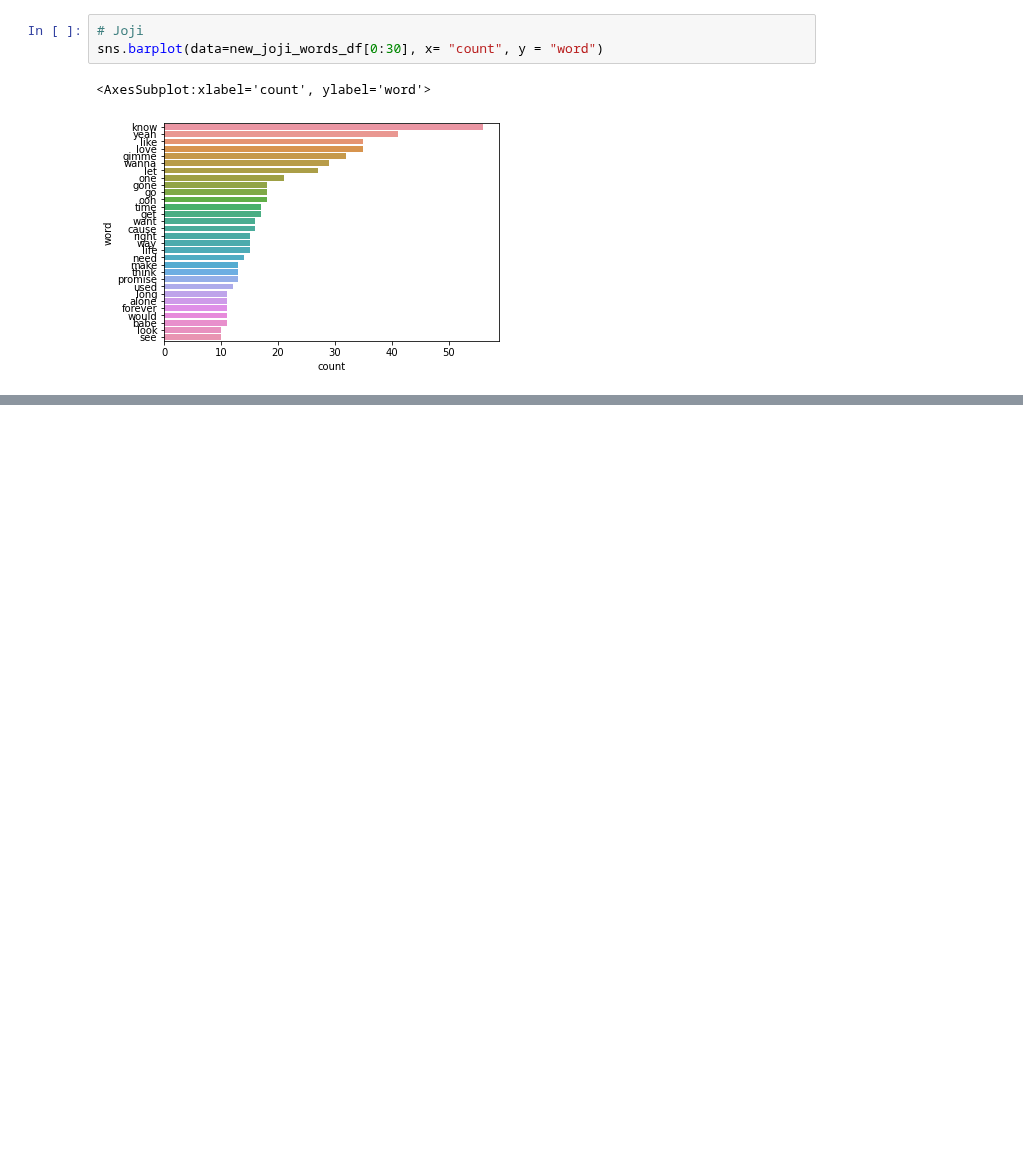
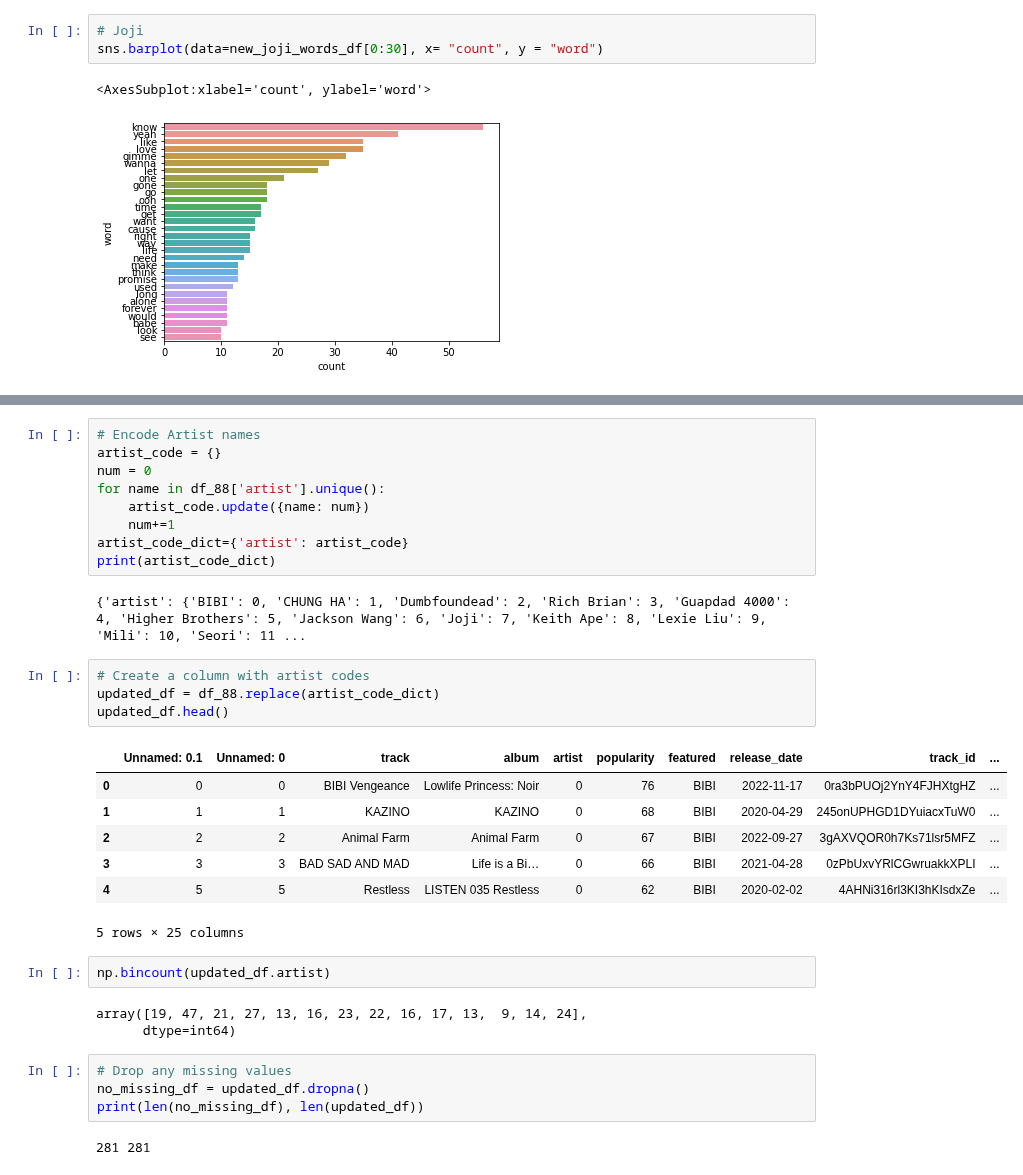
Before and after one commit to jeugenio103/Project-4, a Jupyter notebook: Lyric and Genre Data Collection/Lyric Generator/Lyric_Similarity_Analysis.ipynb, the cells around one changed output, grey strips where cells are left out. Drawn from its saved outputs; the diff is of its cells as text; blank space fills up the shorter version.

```diff
--- a/Lyric and Genre Data Collection/Lyric Generator/Lyric_Similarity_Analysis.ipynb
+++ b/Lyric and Genre Data Collection/Lyric Generator/Lyric_Similarity_Analysis.ipynb
@@ -174,0 +178,34 @@ ValueError: Failed to convert a NumPy array to a Tensor (Unsupported object type
+# %%
+# Encode Artist names
+artist_code = {}
+num = 0
+for name in df_88['artist'].unique():
+    artist_code.update({name: num})
+    num+=1
+artist_code_dict={'artist': artist_code}
+print(artist_code_dict)
+# %% [output]
+{'artist': {'BIBI': 0, 'CHUNG HA': 1, 'Dumbfoundead': 2, 'Rich Brian': 3, 'Guapdad 4000': 4, 'Higher Brothers': 5, 'Jackson Wang': 6, 'Joji': 7, 'Keith Ape': 8, 'Lexie Liu': 9, 'Mili': 10, 'Seori': 11 ...
+# %%
+# Create a column with artist codes
+updated_df = df_88.replace(artist_code_dict)
+updated_df.head()
+# %% [output]
+|  | Unnamed: 0.1 | Unnamed: 0 | track | album | artist | popularity | featured | release_date | track_id | ... |
+| 0 | 0 | 0 | BIBI Vengeance | Lowlife Princess: Noir | 0 | 76 | BIBI | 2022-11-17 | 0ra3bPUOj2YnY4FJHXtgHZ | ... |
+| 1 | 1 | 1 | KAZINO | KAZINO | 0 | 68 | BIBI | 2020-04-29 | 245onUPHGD1DYuiacxTuW0 | ... |
+| 2 | 2 | 2 | Animal Farm | Animal Farm | 0 | 67 | BIBI | 2022-09-27 | 3gAXVQOR0h7Ks71lsr5MFZ | ... |
+| 3 | 3 | 3 | BAD SAD AND MAD | Life is a Bi… | 0 | 66 | BIBI | 2021-04-28 | 0zPbUxvYRlCGwruakkXPLI | ... |
+| 4 | 5 | 5 | Restless | LISTEN 035 Restless | 0 | 62 | BIBI | 2020-02-02 | 4AHNi316rl3KI3hKIsdxZe | ... |
+5 rows × 25 columns
+# %%
+np.bincount(updated_df.artist)
+# %% [output]
+array([19, 47, 21, 27, 13, 16, 23, 22, 16, 17, 13,  9, 14, 24],
+      dtype=int64)
+# %%
+# Drop any missing values
+no_missing_df = updated_df.dropna()
+print(len(no_missing_df), len(updated_df))
+# %% [output]
+281 281
```
Also changed, not shown: parts of 30 cells of this notebook, 4 other files.
